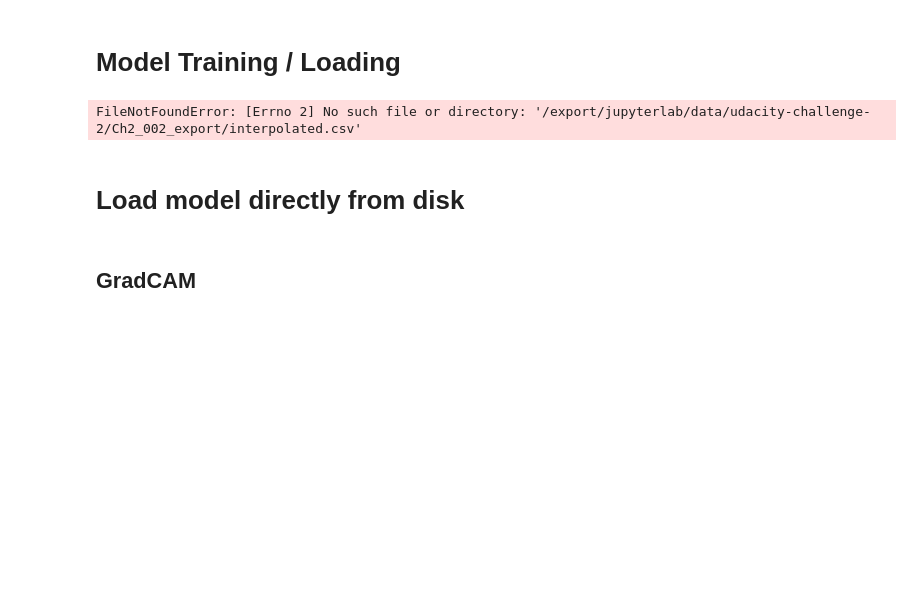
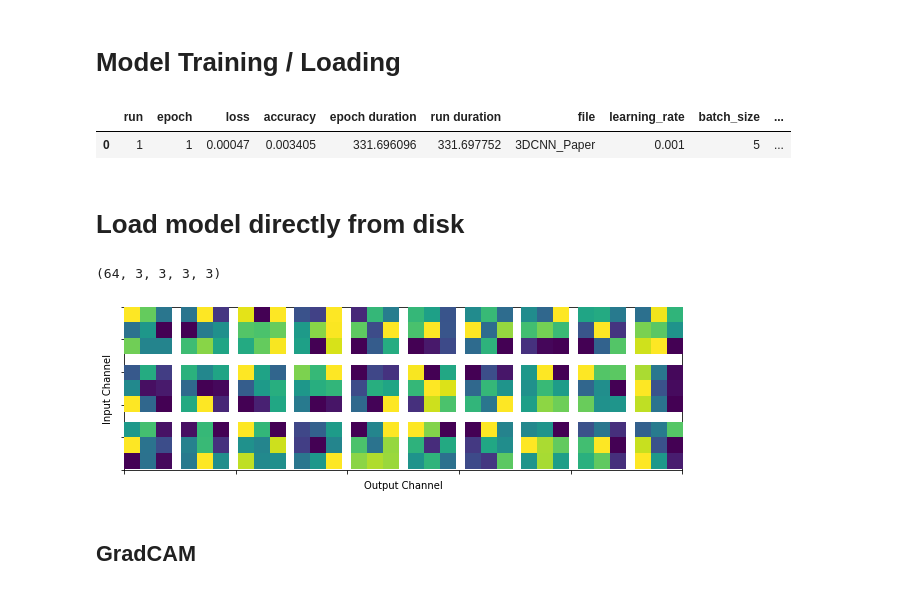
Before and after one commit to aaortiz/Self-Driving-Car, a Jupyter notebook: CNN3D+LSTM.ipynb, the cells around one changed output. Saved outputs shown, nothing was run; the diff lists cells and outputs as text; code cells hidden in the pictures; blank space fills up the shorter version.

```diff
--- a/CNN3D+LSTM.ipynb
+++ b/CNN3D+LSTM.ipynb
@@ -58,13 +59,17 @@ for run in RB.RunBuilder.get_runs(parameters):
     training_set = UD.UdacityDataset(csv_file=csv_file_path,
                                      root_dir=train_root,
                                      transform=transforms.Compose([transforms.ToTensor()]),
-                                     select_camera=camera_typer,
+                                     select_camera=camera_type,
                                      select_range=(0,split_point))
     validation_set = UD.UdacityDataset(csv_file=csv_file_path,
                                      root_dir=train_root,
                                      transform=transforms.Compose([transforms.ToTensor()]),
                                      select_camera=camera_type,
                                      select_range=(split_point,dataset_size))
+    print("size of training set :{}".format(len(training_set)))
+    print("size of validation set :{}".format(len(validation_set)))
+    m.training_set = training_set
+    m.validation_set = validation_set
 
     training_cbs = CB.ConsecutiveBatchSampler(data_source=training_set, batch_size=run.batch_size, shuffle=True, drop_last=False, seq_len=run.seq_len)
     training_loader = DataLoader(training_set, sampler=training_cbs, num_workers=run.num_workers, collate_fn=(lambda x: x[0]))
@@ -89,7 +94,7 @@ for run in RB.RunBuilder.get_runs(parameters):
             del param_values, image, angle
             if labels.shape[0]!=prediction.shape[0]:
                 prediction = prediction[-labels.shape[0],:]
-            training_loss_angle = F.mse_loss(prediction,labels,size_average=None, reduce=None, reduction='mean')
+            training_loss_angle = F.mse_loss(prediction,labels.float(),size_average=None, reduce=None, reduction='mean')
             optimizer.zero_grad()# zero the gradient that are being held in the Grad attribute of the weights
             training_loss_angle.backward() # calculate the gradients
             optimizer.step() # finishing calculation on gradient
@@ -114,18 +119,22 @@ for run in RB.RunBuilder.get_runs(parameters):
                 m.track_num_correct(prediction,labels)
         #m.end_epoch(validation_set)
         m.end_epoch()
-        torch.save(network.state_dict(), os.path.join(output_dir, "saved_models/CNN3D/CNN3D-epoch-{}".format(epoch)))
+        torch.save(network.state_dict(), os.path.join(output_dir, "CNN3D-epoch-{}".format(epoch)))
     m.end_run()
 m.save('result')
 # %% [output]
-FileNotFoundError: [Errno 2] No such file or directory: '/export/jupyterlab/data/udacity-challenge-2/Ch2_002_export/interpolated.csv'
+|  | run | epoch | loss | accuracy | epoch duration | run duration | file | learning_rate | batch_size | ... |
+| 0 | 1 | 1 | 0.00047 | 0.003405 | 331.696096 | 331.697752 | 3DCNN_Paper | 0.001 | 5 | ... |
 # %% [markdown]
 # Load model directly from disk
 # %%
-cnn3d_model = Convolution3D().to(device)
-cnn3d_model.load_state_dict(torch.load('saved_models/CNN3D/3DCNN_Model-epoch-4'))
+cnn3d_model = CNN3D.Convolution3D().to(device) # CNN3D import
+cnn3d_model.load_state_dict(torch.load(os.path.join(output_dir, "CNN3D-epoch-0")))
 
 visualize_cnn(cnn3d_model.Convolution1)
+# %% [output]
+(64, 3, 3, 3, 3)
+[figure, added]
 # %% [markdown]
 ## GradCAM
 # %%
```
Also changed, not shown: parts of 2 cells of this notebook, 2 other files.
